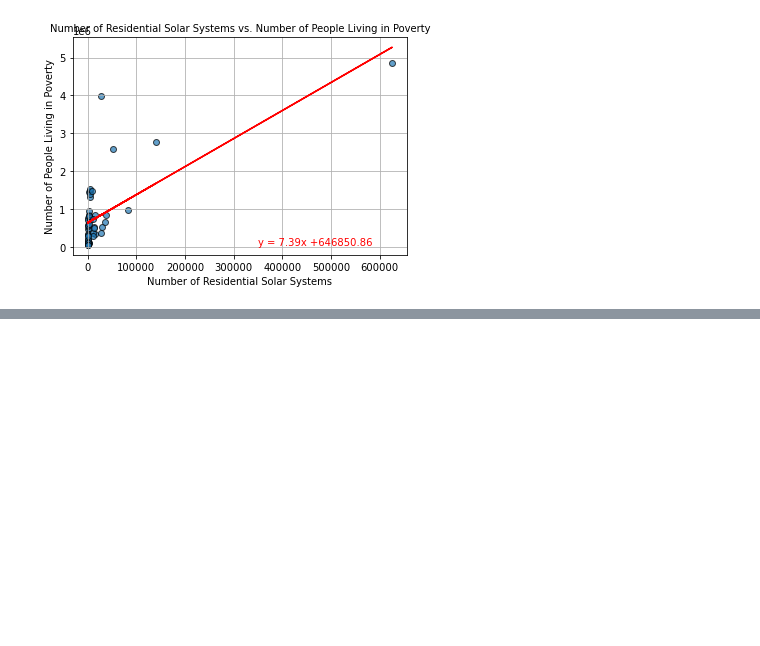
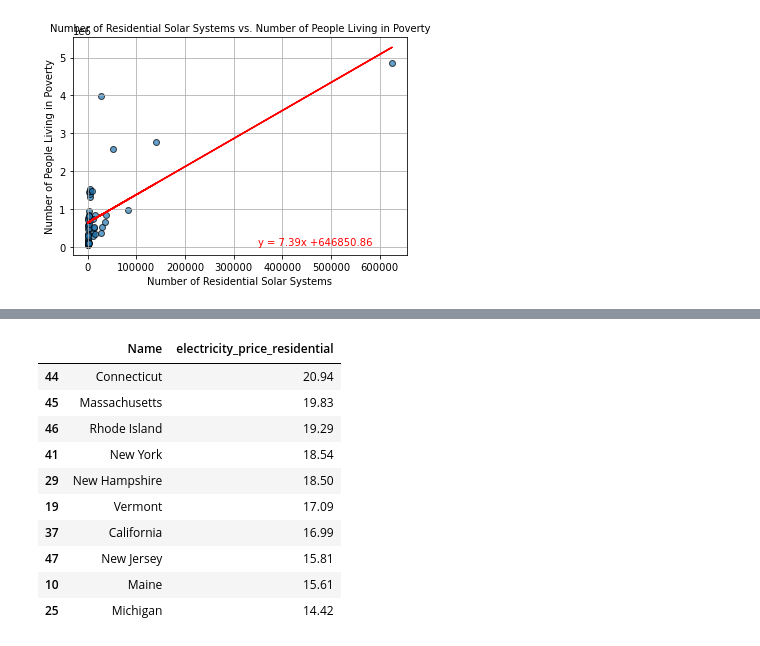
Before and after one commit to JeremyTallant/TomorrowsEnergyToday, a Jupyter notebook: edscript.ipynb, the cells around one changed output, grey strips where cells are left out. Cells and saved outputs as stored; diff of their text form; code cells hidden in the pictures; blank space fills up the shorter version.

```diff
--- a/edscript.ipynb
+++ b/edscript.ipynb
@@ -533,0 +685,16 @@ map
+# %%
+# Create dataframe of 10 states with highest electricity prices
+ top10elect_df = combined_df[["Name", "electricity_price_residential"]]
+top10elect_df.sort_values(by="electricity_price_residential", ascending=False).head(10)
+# %% [output]
+|  | Name | electricity_price_residential |
+| 44 | Connecticut | 20.94 |
+| 45 | Massachusetts | 19.83 |
+| 46 | Rhode Island | 19.29 |
+| 41 | New York | 18.54 |
+| 29 | New Hampshire | 18.50 |
+| 19 | Vermont | 17.09 |
+| 37 | California | 16.99 |
+| 47 | New Jersey | 15.81 |
+| 10 | Maine | 15.61 |
+| 25 | Michigan | 14.42 |
```
Also changed, not shown: parts of 24 cells of this notebook, 19 other files.
